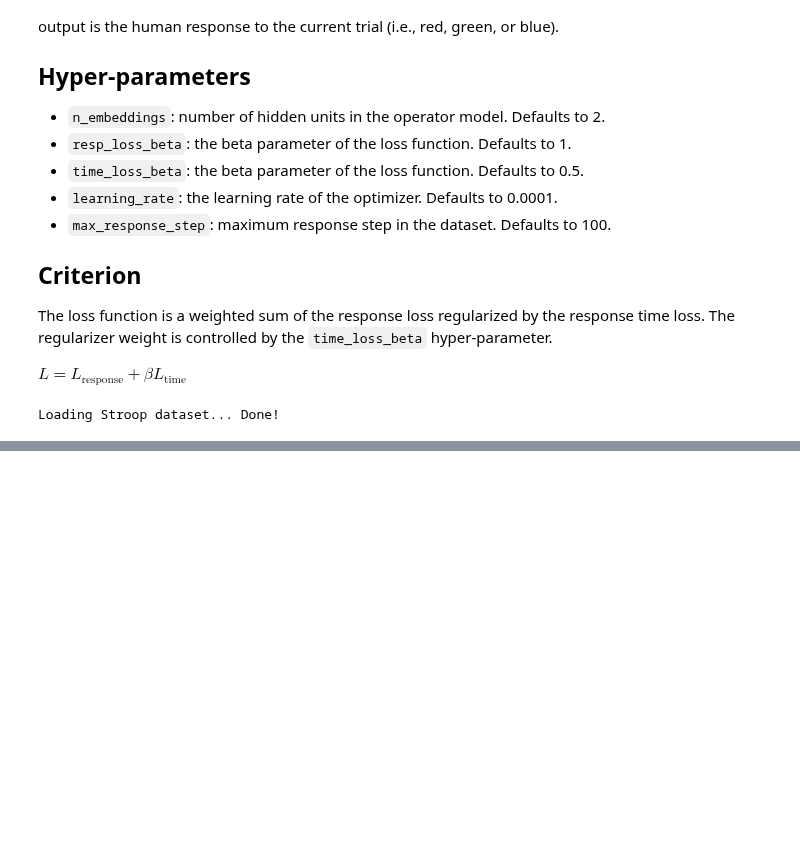
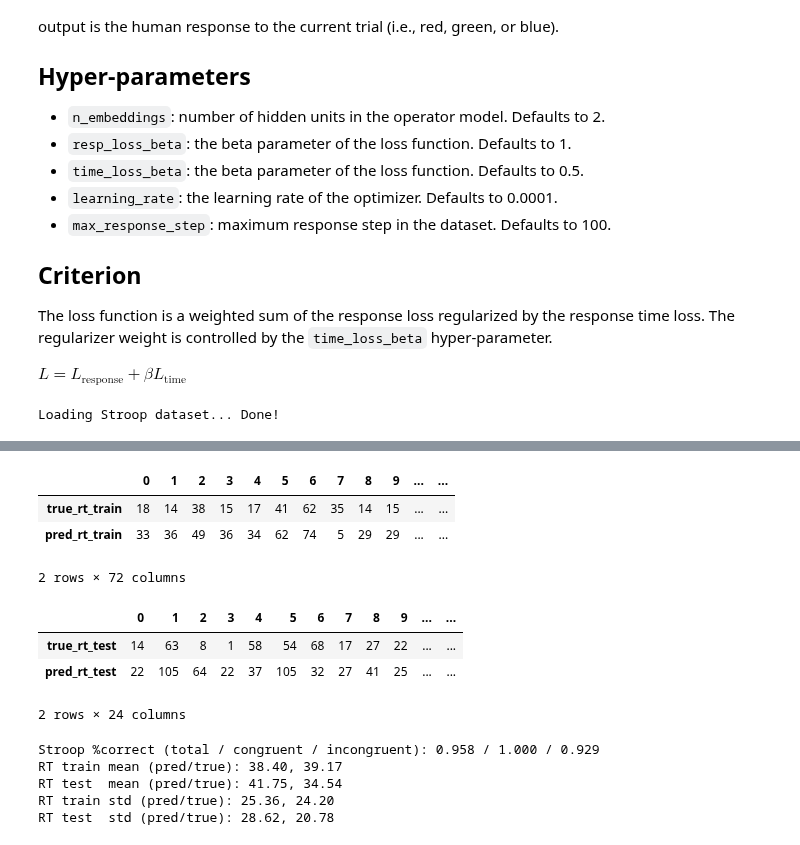
Before and after one commit to morteza/CogPonder, a Jupyter notebook: notebooks/Stroop (Fixed HP).ipynb, the cells around one changed output, grey strips where cells are left out. Drawn from its saved outputs; the diff is of its cells as text; code cells hidden in the pictures; blank space fills up the shorter version.

Commit message:
Figure3 and a full run for stroop

```diff
--- a/notebooks/Stroop (Fixed HP).ipynb
+++ b/notebooks/Stroop (Fixed HP).ipynb
@@ -62,7 +62,8 @@ CHECKPOINT_PATH = Path('models/stroop/') / f'cogponder_subject-{SRO_SUBJECT_ID}_
 
 print('Loading Stroop dataset... ', end='')
 
-data = StroopSRODataset(n_subjects=-1, response_step_interval=10, non_decision_time='auto')[SRO_SUBJECT_ID]
+dataset = StroopSRODataset(n_subjects=-1, response_step_interval=10, non_decision_time='auto')
+data = dataset[SRO_SUBJECT_ID]
 
 # determine the number of loaded subjects
 n_subjects = data[:][0].size(1)
@@ -170,41 +148,68 @@ with torch.no_grad():
     y_train_steps,p_train,rt_train_pred = model_ckpt(X_train)
     y_test_steps,p_test,rt_test_pred = model_ckpt(X_test)
 
-    # print(p_train.T[0].shape)
-    # print(p_train.T[0])
-
-
-
     y_train_steps = torch.argmax(y_train_steps, dim=-1)
     y_test_steps = torch.argmax(y_test_steps, dim=-1)
 
     y_train_pred = y_train_steps.gather(dim=0, index=rt_train_pred[None, :] - 1,)[0]  # (batch_size,)
     y_test_pred = y_test_steps.gather(dim=0, index=rt_test_pred[None, :] - 1,)[0]  # (batch_size,)
 
     train_res = pd.DataFrame({'true_rt_train': rt_train.detach().tolist(),
                               'pred_rt_train': rt_train_pred.tolist()})
     test_res = pd.DataFrame({'true_rt_test': rt_test.detach().tolist(),
                              'pred_rt_test': rt_test_pred.tolist()})
 
     display(train_res.T, test_res.T)
 
     # report accuracy
     match CONFIG['task']:
         case 'nback':
             accuracy_fn = torchmetrics.Accuracy().to(device)
             train_accuracy = accuracy_fn(y_train_pred, y_train.int())
             print('NBACK TRAIN ACCURACY', train_accuracy.item())
             accuracy_fn = torchmetrics.Accuracy().to(device)
             test_accuracy = accuracy_fn(y_test_pred, y_test.int())
             print('NBACK TEST  ACCURACY', test_accuracy.item())
         case 'stroop':
-            pass
+            is_corrects_pred = (y_test_pred.long() == y_test).float()
+            cong_is_corrects = torch.where(trial_types_test == 1, is_corrects_pred, torch.nan)
+            incong_is_corrects = torch.where(trial_types_test == 0, is_corrects_pred, torch.nan)
 
-# DEBUG report medians
+            accuracy = torch.nanmean(is_corrects_pred)
+            cong_accuracy = torch.nanmean(cong_is_corrects)
+            incong_accuracy = torch.nanmean(incong_is_corrects)
+
+            print('Stroop %correct (total / congruent / incongruent): {:.3f} / {:.3f} / {:.3f}'.format(
+                  accuracy.item(), cong_accuracy.item(), incong_accuracy.item()))
+
+# DEBUG report mean-RT
 print(f'RT train mean (pred/true): '
       f'{rt_train_pred.float().mean().item():.2f}, '
       f'{rt_train.float().mean().item():.2f}')
 
 print(f'RT test  mean (pred/true): '
       f'{rt_test_pred.float().mean().item():.2f}, '
       f'{rt_test.float().mean().item():.2f}')
+
+# DEBUG - report sd-RT
+print(f'RT train std (pred/true): '
+      f'{rt_train_pred.float().std().item():.2f}, '
+      f'{rt_train.float().std().item():.2f}')
+
+print(f'RT test  std (pred/true): '
+      f'{rt_test_pred.float().std().item():.2f}, '
+      f'{rt_test.float().std().item():.2f}')
+# %% [output]
+|  | 0 | 1 | 2 | 3 | 4 | 5 | 6 | 7 | 8 | 9 | ... | ... |
+| true_rt_train | 18 | 14 | 38 | 15 | 17 | 41 | 62 | 35 | 14 | 15 | ... | ... |
+| pred_rt_train | 33 | 36 | 49 | 36 | 34 | 62 | 74 | 5 | 29 | 29 | ... | ... |
+2 rows × 72 columns
+|  | 0 | 1 | 2 | 3 | 4 | 5 | 6 | 7 | 8 | 9 | ... | ... |
+| true_rt_test | 14 | 63 | 8 | 1 | 58 | 54 | 68 | 17 | 27 | 22 | ... | ... |
+| pred_rt_test | 22 | 105 | 64 | 22 | 37 | 105 | 32 | 27 | 41 | 25 | ... | ... |
+2 rows × 24 columns
+Stroop %correct (total / congruent / incongruent): 0.958 / 1.000 / 0.929
+RT train mean (pred/true): 38.40, 39.17
+RT test  mean (pred/true): 41.75, 34.54
+RT train std (pred/true): 25.36, 24.20
+RT test  std (pred/true): 28.62, 20.78
```
Also changed, not shown: parts of 4 cells of this notebook, 5 other files.
